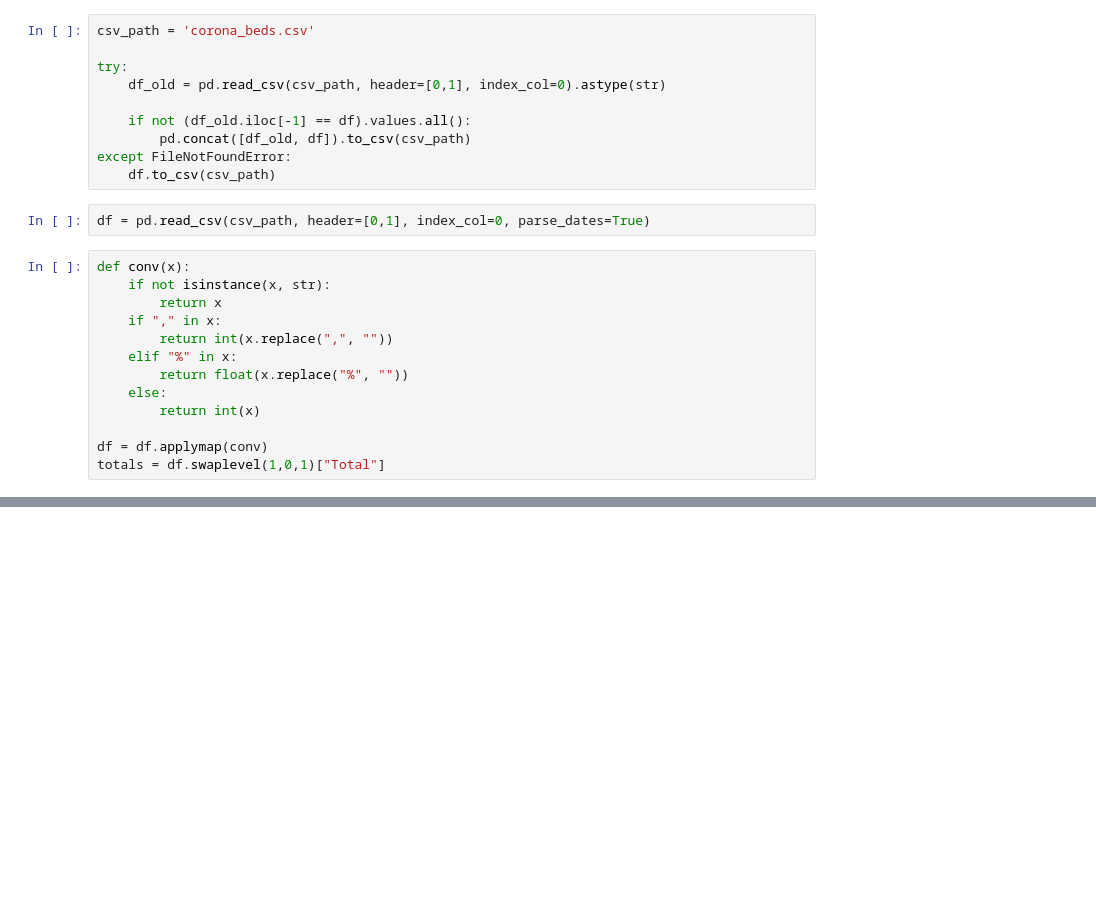
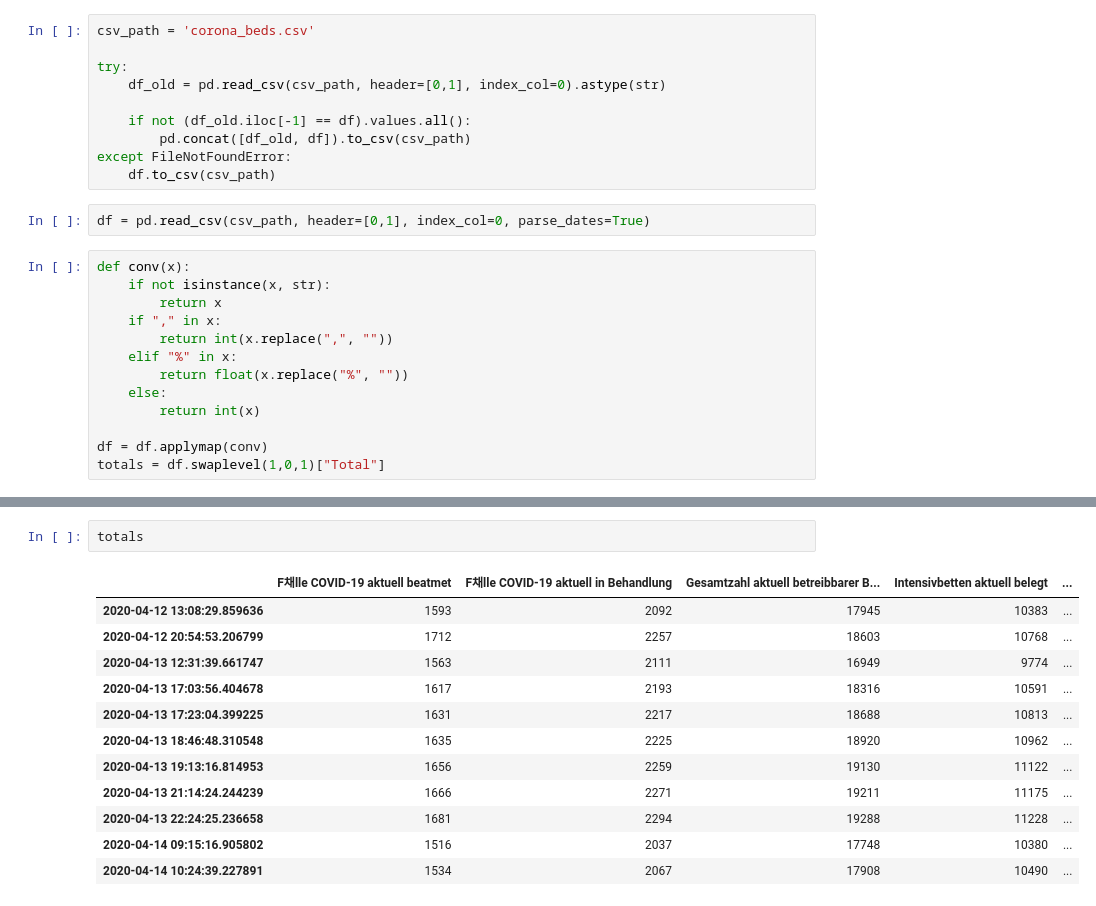
Before and after one commit to pcjedi/notebooks, a Jupyter notebook: corona_beds_germany.ipynb, the cells around one changed output, grey strips where cells are left out. Cells and saved outputs as stored; diff of their text form; blank space fills up the shorter version.

```diff
--- a/corona_beds_germany.ipynb
+++ b/corona_beds_germany.ipynb
@@ -60,0 +61,15 @@ totals.plot(secondary_y=totals.columns[5], figsize=(15,5))
+# %%
+totals
+# %% [output]
+|  | F채lle COVID-19 aktuell beatmet | F채lle COVID-19 aktuell in Behandlung | Gesamtzahl aktuell betreibbarer B... | Intensivbetten aktuell belegt | ... |
+| 2020-04-12 13:08:29.859636 | 1593 | 2092 | 17945 | 10383 | ... |
+| 2020-04-12 20:54:53.206799 | 1712 | 2257 | 18603 | 10768 | ... |
+| 2020-04-13 12:31:39.661747 | 1563 | 2111 | 16949 | 9774 | ... |
+| 2020-04-13 17:03:56.404678 | 1617 | 2193 | 18316 | 10591 | ... |
+| 2020-04-13 17:23:04.399225 | 1631 | 2217 | 18688 | 10813 | ... |
+| 2020-04-13 18:46:48.310548 | 1635 | 2225 | 18920 | 10962 | ... |
+| 2020-04-13 19:13:16.814953 | 1656 | 2259 | 19130 | 11122 | ... |
+| 2020-04-13 21:14:24.244239 | 1666 | 2271 | 19211 | 11175 | ... |
+| 2020-04-13 22:24:25.236658 | 1681 | 2294 | 19288 | 11228 | ... |
+| 2020-04-14 09:15:16.905802 | 1516 | 2037 | 17748 | 10380 | ... |
+| 2020-04-14 10:24:39.227891 | 1534 | 2067 | 17908 | 10490 | ... |
```
Also changed, not shown: parts of 1 cell of this notebook, 3 other files.
